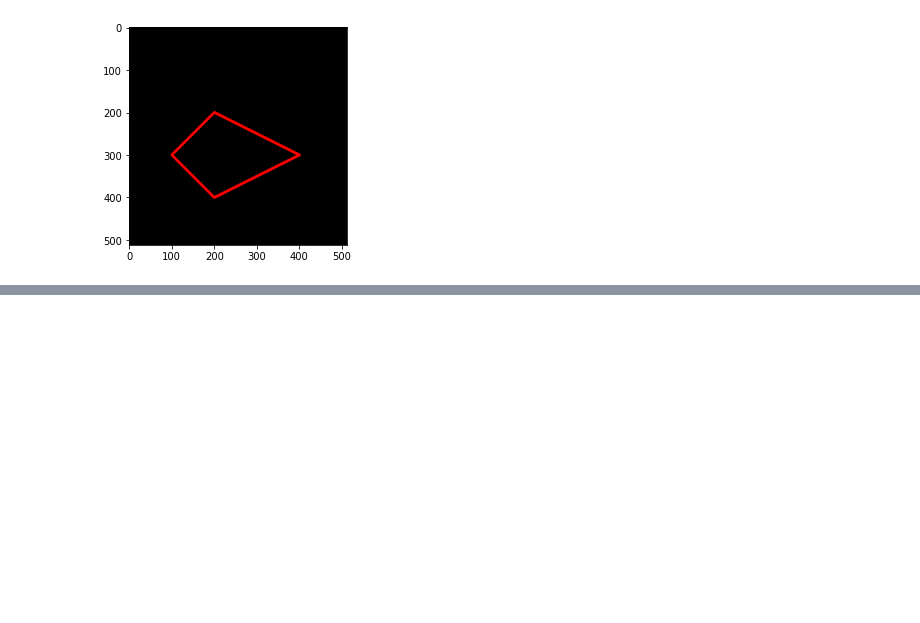
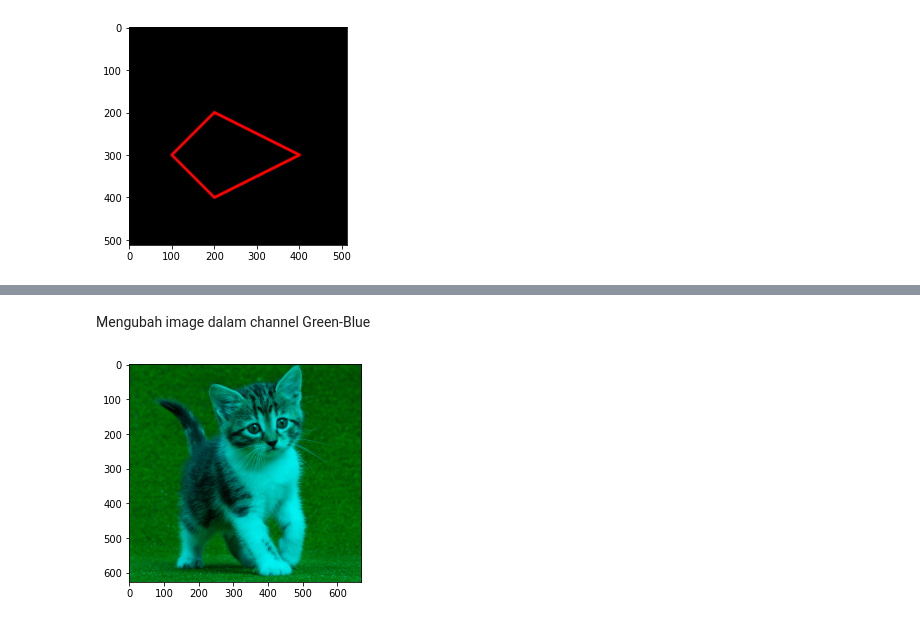
Before and after one commit to fika-aini/PCVK_Genap_2023, a Jupyter notebook: Week2.ipynb, the cells around one changed output, grey strips where cells are left out. Cells and saved outputs as stored; diff of their text form; code cells hidden in the pictures; blank space fills up the shorter version.

```diff
--- a/Week2.ipynb
+++ b/Week2.ipynb
@@ -168,0 +225,14 @@ plt.imshow(black_img2)
+# %% [markdown]
+Mengubah image dalam channel Green-Blue
+# %%
+img = plt.imread('/content/drive/MyDrive/sample_data/kitten01.jpg')
+
+# Create a new image by setting the red channel to zero
+img_gb = img.copy()
+img_gb[:, :, 0] = 0
+
+# Display the new image
+plt.imshow(img_gb)
+plt.show()
+# %% [output]
+[figure, added]
```
Also changed, not shown: parts of 14 cells of this notebook.
